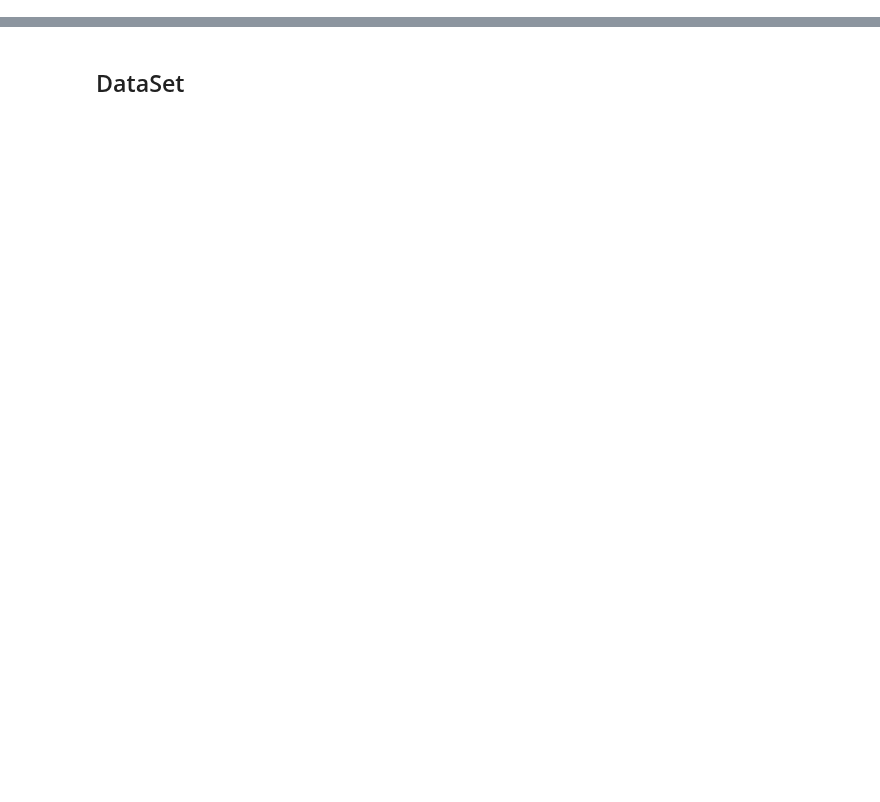
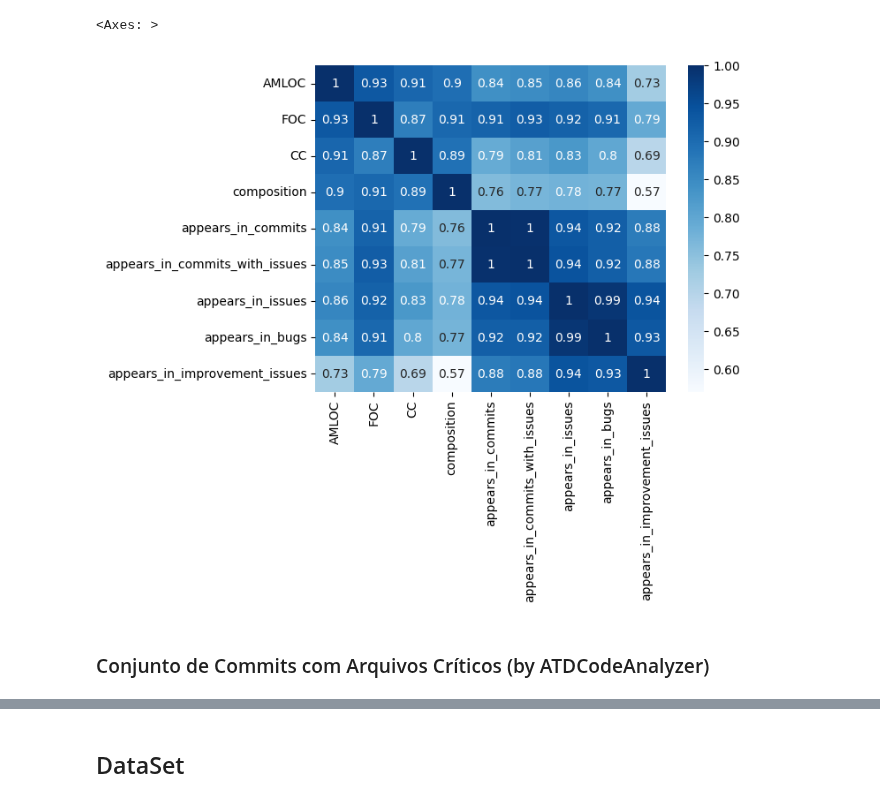
Before and after one commit to armandossrecife/my_validation, a Jupyter notebook: My_Commits_and_my_Issues_from_Cassandra.ipynb, the cells around one changed output, grey strips where cells are left out. Saved outputs shown, nothing was run; the diff lists cells and outputs as text; code cells hidden in the pictures; blank space fills up the shorter version.

```diff
--- a/My_Commits_and_my_Issues_from_Cassandra.ipynb
+++ b/My_Commits_and_my_Issues_from_Cassandra.ipynb
@@ -85,0 +1218,15 @@ def calculate_sample_size(confidence_level, margin_of_error, population_proporti
+# %%
+list_main_columns = ['file_x', 'AMLOC', 'FOC', 'CC', 'composition', 'appears_in_commits',
+       'appears_in_commits_with_issues', 'appears_in_issues',
+       'appears_in_bugs', 'appears_in_improvement_issues']
+
+# calculate the correlation matrix on the numeric columns
+df_critical_files_info_full_2 = df_critical_files_info_full[list_main_columns].copy()
+corr2 = df_critical_files_info_full_2.select_dtypes('number').corr()
+
+sns.heatmap(corr2, cmap='Blues', annot=True)
+# %% [output]
+<Axes: >
+[figure, added]
+# %% [markdown]
+### Conjunto de Commits com Arquivos Críticos (by ATDCodeAnalyzer)
```
Also changed, not shown: parts of 113 cells of this notebook.
